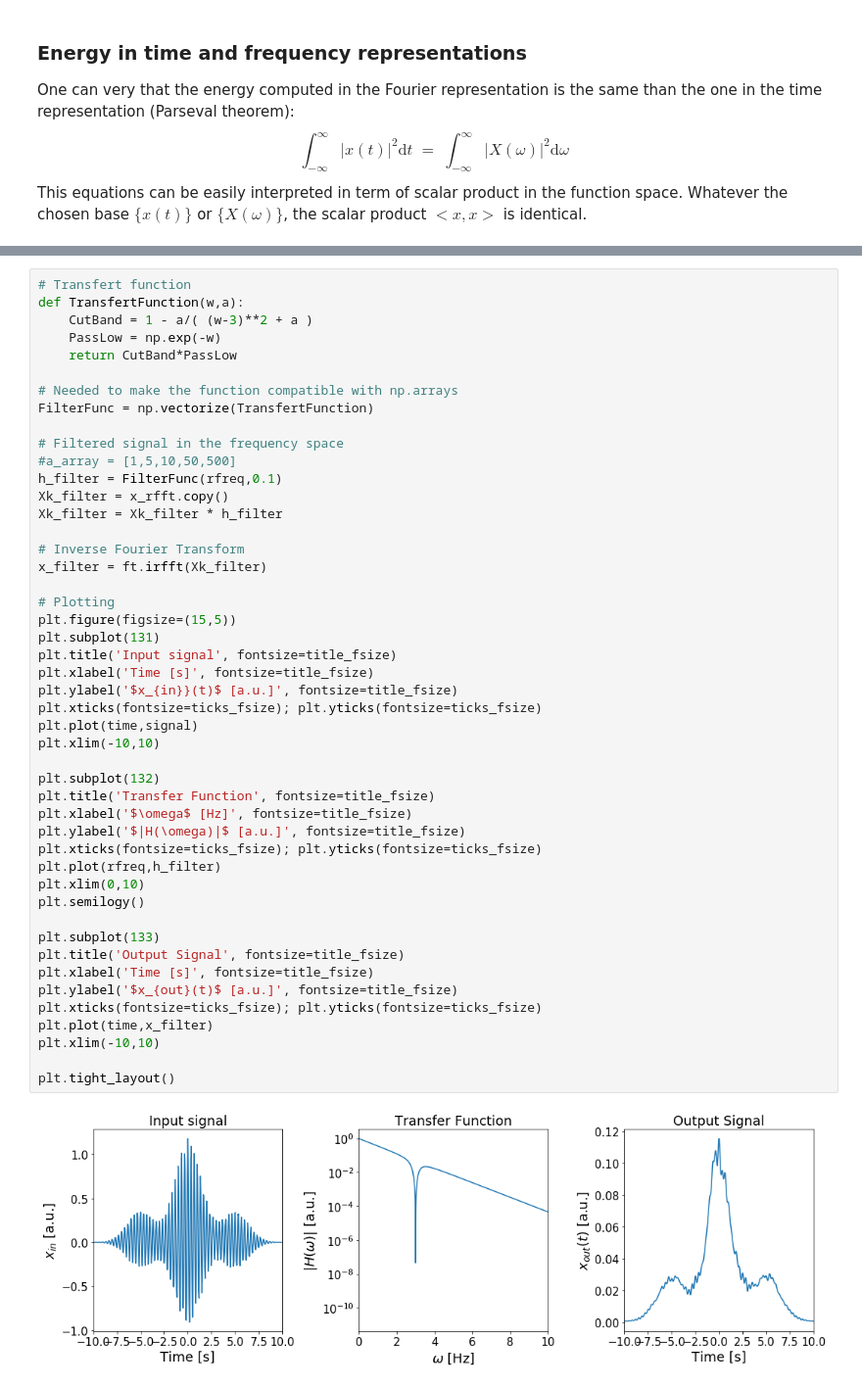
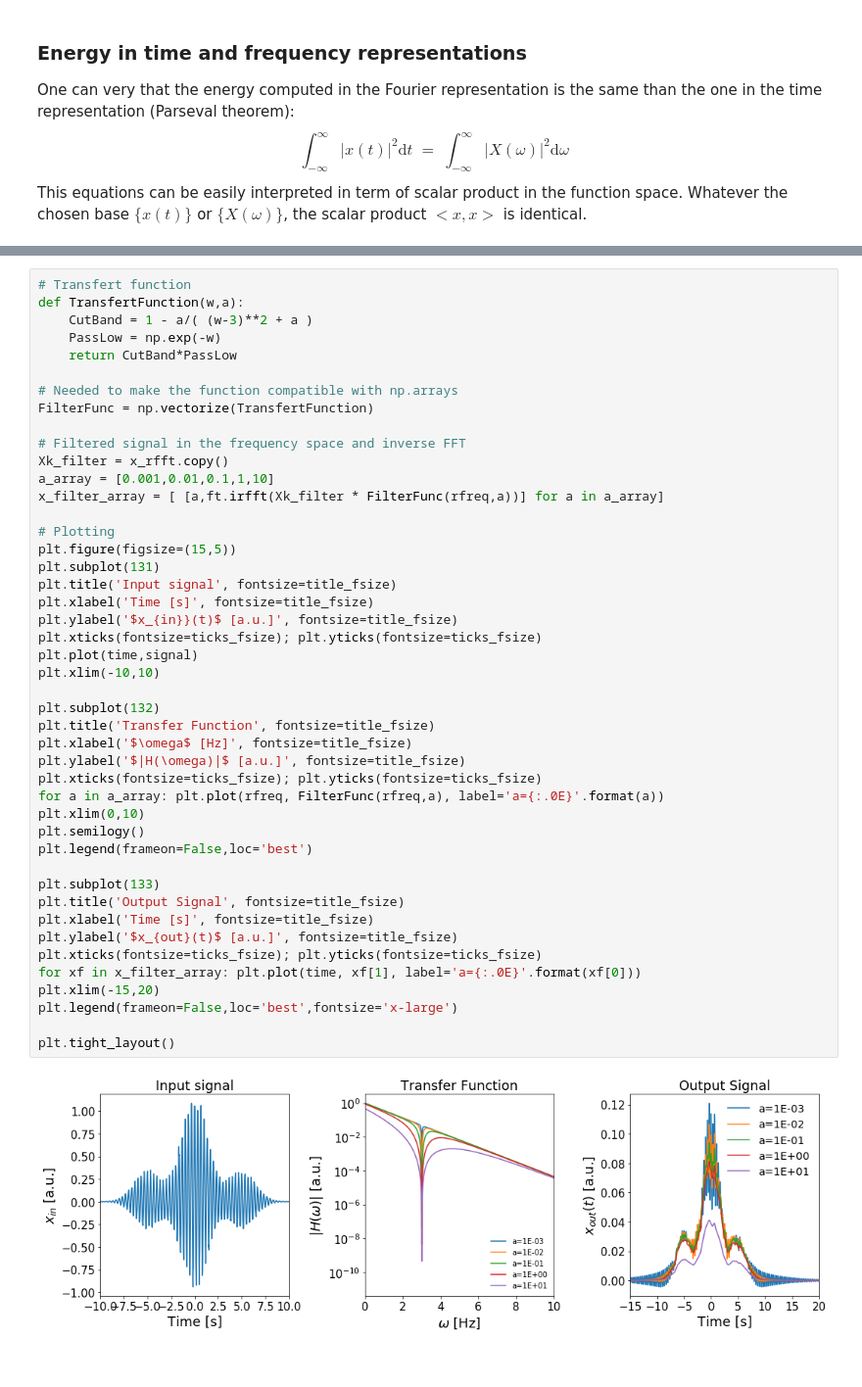
Before and after one commit to rmadar/ExamplesWithPython, a Jupyter notebook: ExampleFFT.ipynb, the cells around one changed output, grey strips where cells are left out. Shown: that part at 98% size. Saved outputs shown, nothing was run; the diff lists cells and outputs as text.

Commit message:
Correcting few display mistake, adding a filtering example

```diff
--- a/ExampleFFT.ipynb
+++ b/ExampleFFT.ipynb
@@ -276,42 +281,40 @@ def TransfertFunction(w,a):
 # Needed to make the function compatible with np.arrays
 FilterFunc = np.vectorize(TransfertFunction)
 
-# Filtered signal in the frequency space
-#a_array = [1,5,10,50,500]
-h_filter = FilterFunc(rfreq,0.1)
+# Filtered signal in the frequency space and inverse FFT
 Xk_filter = x_rfft.copy()
-Xk_filter = Xk_filter * h_filter
-
-# Inverse Fourier Transform
-x_filter = ft.irfft(Xk_filter)
+a_array = [0.001,0.01,0.1,1,10]
+x_filter_array = [ [a,ft.irfft(Xk_filter * FilterFunc(rfreq,a))] for a in a_array]
 
 # Plotting
 plt.figure(figsize=(15,5))
 plt.subplot(131)
 plt.title('Input signal', fontsize=title_fsize)
 plt.xlabel('Time [s]', fontsize=title_fsize)
 plt.ylabel('$x_{in}}(t)$ [a.u.]', fontsize=title_fsize)
 plt.xticks(fontsize=ticks_fsize); plt.yticks(fontsize=ticks_fsize)
 plt.plot(time,signal)
 plt.xlim(-10,10)
 
 plt.subplot(132)
 plt.title('Transfer Function', fontsize=title_fsize)
 plt.xlabel('$\omega$ [Hz]', fontsize=title_fsize)
 plt.ylabel('$|H(\omega)|$ [a.u.]', fontsize=title_fsize)
 plt.xticks(fontsize=ticks_fsize); plt.yticks(fontsize=ticks_fsize)
-plt.plot(rfreq,h_filter)
+for a in a_array: plt.plot(rfreq, FilterFunc(rfreq,a), label='a={:.0E}'.format(a))
 plt.xlim(0,10)
 plt.semilogy()
+plt.legend(frameon=False,loc='best')
 
 plt.subplot(133)
 plt.title('Output Signal', fontsize=title_fsize)
 plt.xlabel('Time [s]', fontsize=title_fsize)
 plt.ylabel('$x_{out}(t)$ [a.u.]', fontsize=title_fsize)
 plt.xticks(fontsize=ticks_fsize); plt.yticks(fontsize=ticks_fsize)
-plt.plot(time,x_filter)
-plt.xlim(-10,10)
+for xf in x_filter_array: plt.plot(time, xf[1], label='a={:.0E}'.format(xf[0]))
+plt.xlim(-15,20)
+plt.legend(frameon=False,loc='best',fontsize='x-large')
 
 plt.tight_layout()
 # %% [output]
-[figure, old version]
+[figure, new version]
```
Also changed, not shown: parts of 6 cells of this notebook.
